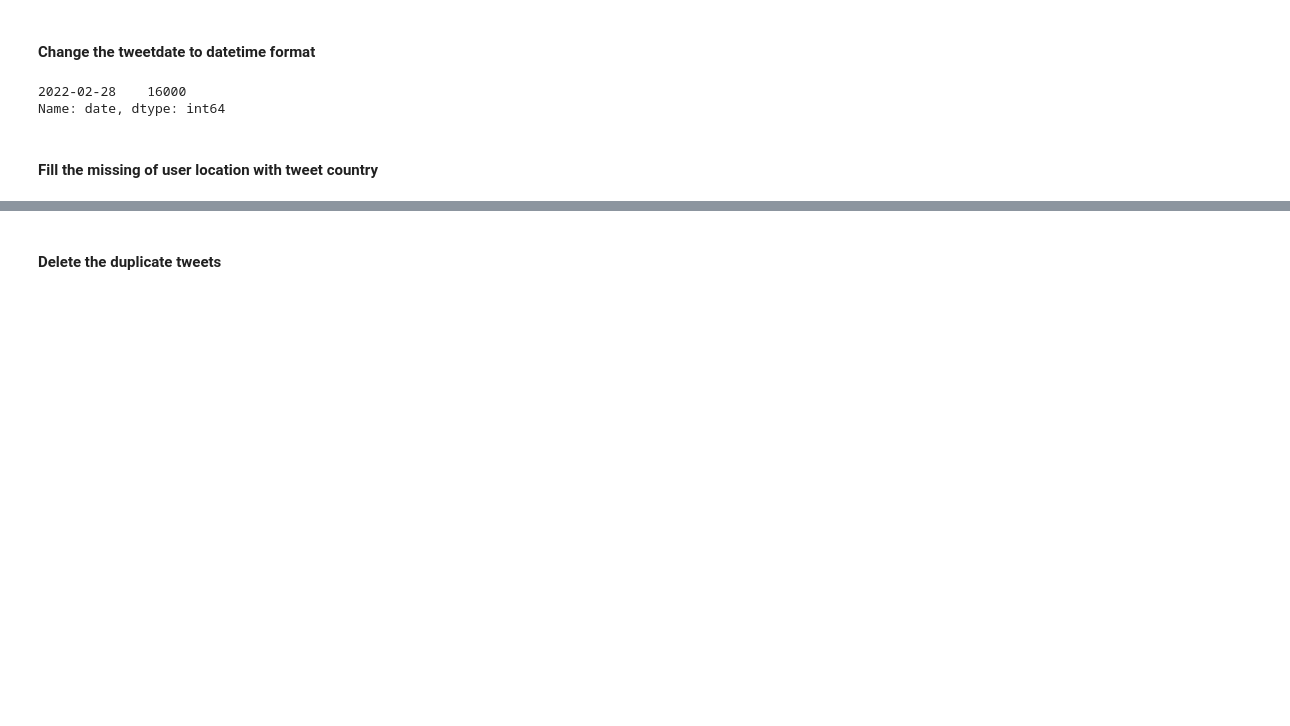
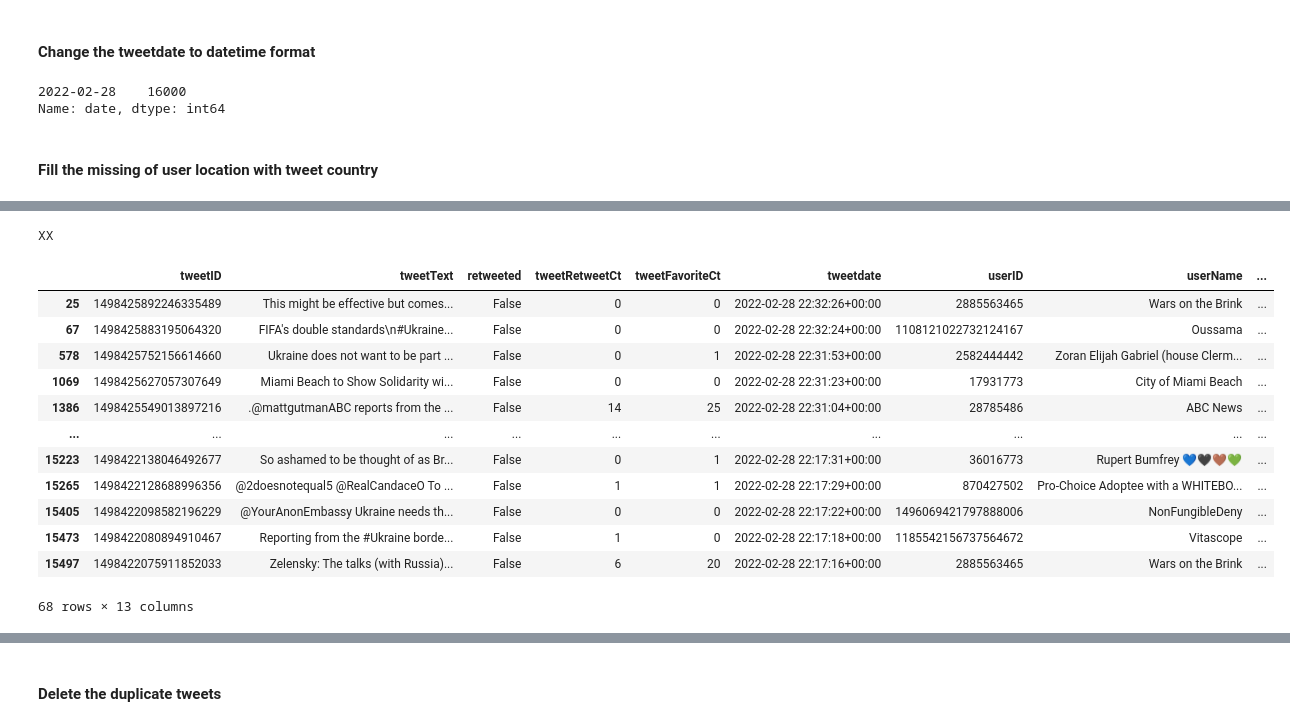
Before and after one commit to samah-balkhair/Tweets_Opinions, a Jupyter notebook: Tweets_Opinions.ipynb, the cells around one changed output, grey strips where cells are left out. Drawn from its saved outputs; the diff is of its cells as text; code cells hidden in the pictures; blank space fills up the shorter version.

```diff
--- a/Tweets_Opinions.ipynb
+++ b/Tweets_Opinions.ipynb
@@ -62,0 +125,22 @@ Name: date, dtype: int64
+# %%
+country_key = 'Not Defined'
+country_Name = 'World'
+print(code_dic.get(country_key))
+# %% [output]
+XX
+# %%
+tweet_df[tweet_df['userLocation'].str.contains(country_Name,na=False) & tweet_df['countrycode'].isnull()]
+# %% [output]
+|  | tweetID | tweetText | retweeted | tweetRetweetCt | tweetFavoriteCt | tweetdate | userID | userName | ... |
+| 25 | 1498425892246335489 | This might be effective but comes... | False | 0 | 0 | 2022-02-28 22:32:26+00:00 | 2885563465 | Wars on the Brink | ... |
+| 67 | 1498425883195064320 | FIFA's double standards\n#Ukraine... | False | 0 | 0 | 2022-02-28 22:32:24+00:00 | 1108121022732124167 | Oussama | ... |
+| 578 | 1498425752156614660 | Ukraine does not want to be part ... | False | 0 | 1 | 2022-02-28 22:31:53+00:00 | 2582444442 | Zoran Elijah Gabriel (house Clerm... | ... |
+| 1069 | 1498425627057307649 | Miami Beach to Show Solidarity wi... | False | 0 | 0 | 2022-02-28 22:31:23+00:00 | 17931773 | City of Miami Beach | ... |
+| 1386 | 1498425549013897216 | .@mattgutmanABC reports from the ... | False | 14 | 25 | 2022-02-28 22:31:04+00:00 | 28785486 | ABC News | ... |
+| ... | ... | ... | ... | ... | ... | ... | ... | ... | ... |
+| 15223 | 1498422138046492677 | So ashamed to be thought of as Br... | False | 0 | 1 | 2022-02-28 22:17:31+00:00 | 36016773 | Rupert Bumfrey 💙🖤🤎💚 | ... |
+| 15265 | 1498422128688996356 | @2doesnotequal5 @RealCandaceO To ... | False | 1 | 1 | 2022-02-28 22:17:29+00:00 | 870427502 | Pro-Choice Adoptee with a WHITEBO... | ... |
+| 15405 | 1498422098582196229 | @YourAnonEmbassy Ukraine needs th... | False | 0 | 0 | 2022-02-28 22:17:22+00:00 | 1496069421797888006 | NonFungibleDeny | ... |
+| 15473 | 1498422080894910467 | Reporting from the #Ukraine borde... | False | 1 | 0 | 2022-02-28 22:17:18+00:00 | 1185542156737564672 | Vitascope | ... |
+| 15497 | 1498422075911852033 | Zelensky: The talks (with Russia)... | False | 6 | 20 | 2022-02-28 22:17:16+00:00 | 2885563465 | Wars on the Brink | ... |
+68 rows × 13 columns
```
Also changed, not shown: parts of 24 cells of this notebook, 6 other files.
